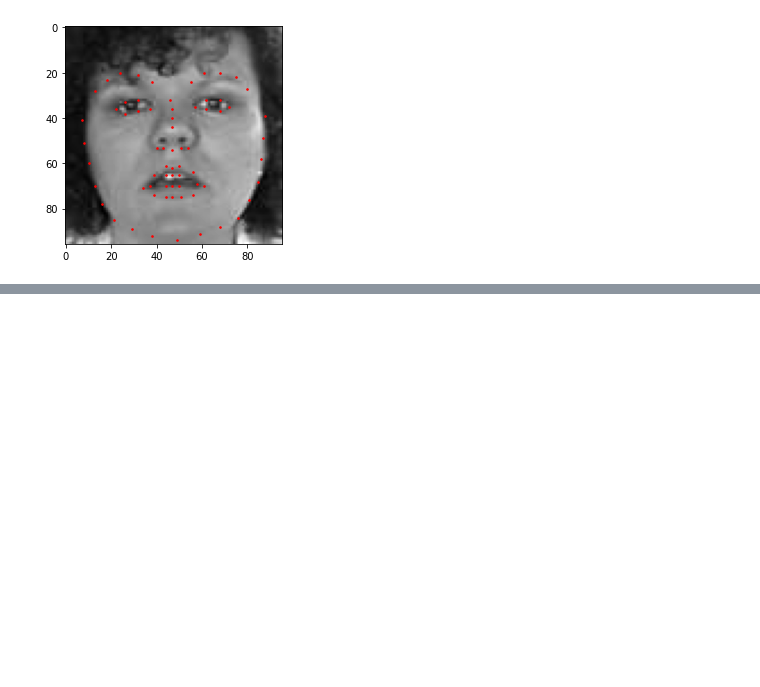
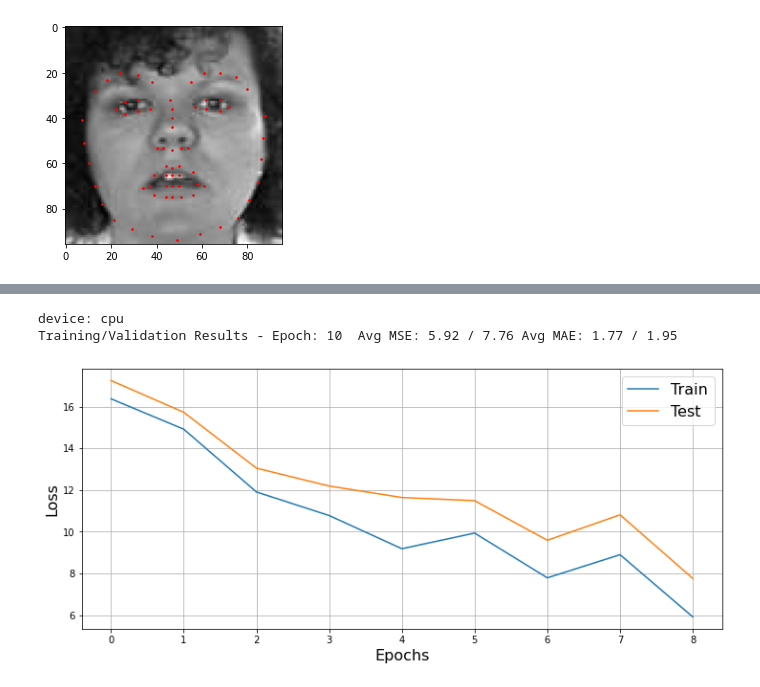
Before and after one commit to bulatral42/sphere_nn, a Jupyter notebook: Sem_03/hw3_valiahmetov_nn.ipynb, the cells around one changed output, grey strips where cells are left out. Drawn from its saved outputs; the diff is of its cells as text; code cells hidden in the pictures; blank space fills up the shorter version.

```diff
--- a/Sem_03/hw3_valiahmetov_nn.ipynb
+++ b/Sem_03/hw3_valiahmetov_nn.ipynb
@@ -417,0 +340,33 @@ def train(network, epochs, learning_rate, plot=True,
+# %%
+class Landmarker2(nn.Module):
+    def __init__(self, image_size=96, channels=1):
+        super().__init__()
+        self.layers = [
+                       nn.Flatten(),
+                       nn.Unflatten(1, (channels, image_size, image_size)),
+
+                       nn.Conv2d(channels, 8, (4,4), padding=(2,2)),
+                                         nn.ReLU(), nn.MaxPool2d(2),
+                                         nn.Conv2d(8, 16, (4,4), padding=(2,2)), nn.ReLU(),
+                                         nn.MaxPool2d(2),
+                                        nn.Conv2d(16, 32, (4,4), padding=(2,2)),nn.ReLU(),
+                                        nn.MaxPool2d(2),
+                                        nn.Conv2d(32, 64, (4,4), padding=1),nn.ReLU(),
+                                        nn.MaxPool2d(2)
+        ]
+        self.nonlin = nn.Sequential(*self.layers)
+        self.linear_layers = nn.Sequential(nn.Linear(40*40, 400),
+                                           nn.BatchNorm1d(400),
+                                           nn.ReLU(),nn.Linear(400, 200),nn.ReLU(),
+                                           nn.BatchNorm1d(200),
+                                          nn.Linear(200, 2*68))
+        # self.lin = nn.Sequential(
+        #     nn.Linear(256 * image_size//32 * image_size//32, 68 * 16),
+        #     nn.BatchNorm1d(68 * 16),
+        #     nn.ELU(), nn.Linear(68 * 16, 68 * 2))
+
+    def forward(self, x):
+        x = self.nonlin(x)
+        x = x.view(x.shape[0], -1)
+        x = self.linear_layers(x)
+        return x.view(x.shape[0], 68, 2)
@@ -417,0 +394,16 @@ def train(network, epochs, learning_rate, plot=True,
+# %%
+training_history, validation_history, last_epoch = run_trainer(Landmarker2())
+# %% [output]
+device: cpu
+Training/Validation Results - Epoch: 10  Avg MSE: 5.92 / 7.76 Avg MAE: 1.77 / 1.95
+# %%
+plt.figure(figsize=(12, 5))
+plt.plot(training_history['l2'][1:], label='Train')
+plt.plot(validation_history['l2'][1:], label='Test')
+plt.xlabel('Epochs', fontsize=16)
+plt.ylabel('Loss', fontsize=16)
+plt.legend(loc=0, fontsize=16)
+plt.grid('on')
+plt.show()
+# %% [output]
+[figure, added]
```
Also changed, not shown: parts of 12 cells of this notebook.
